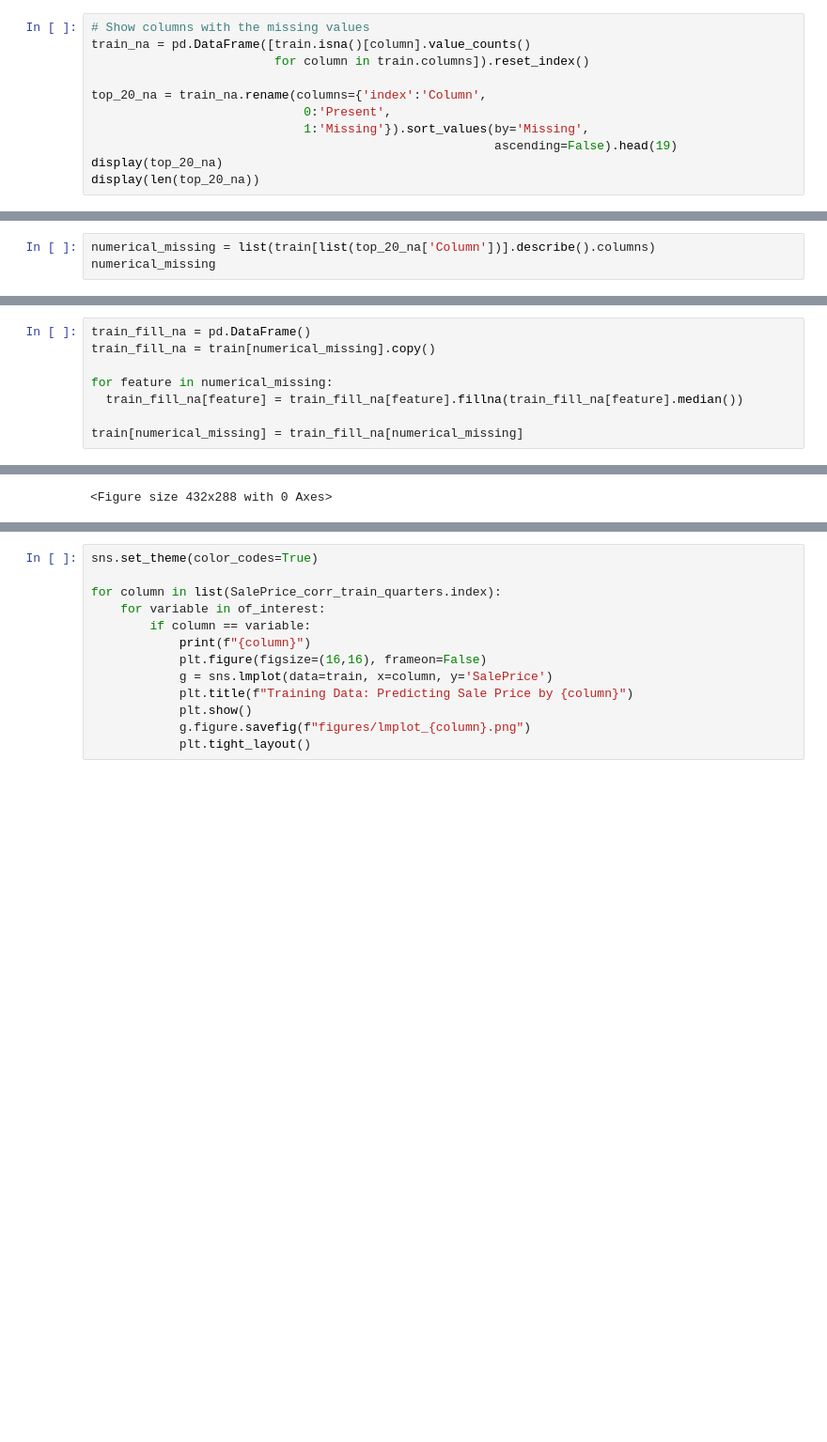
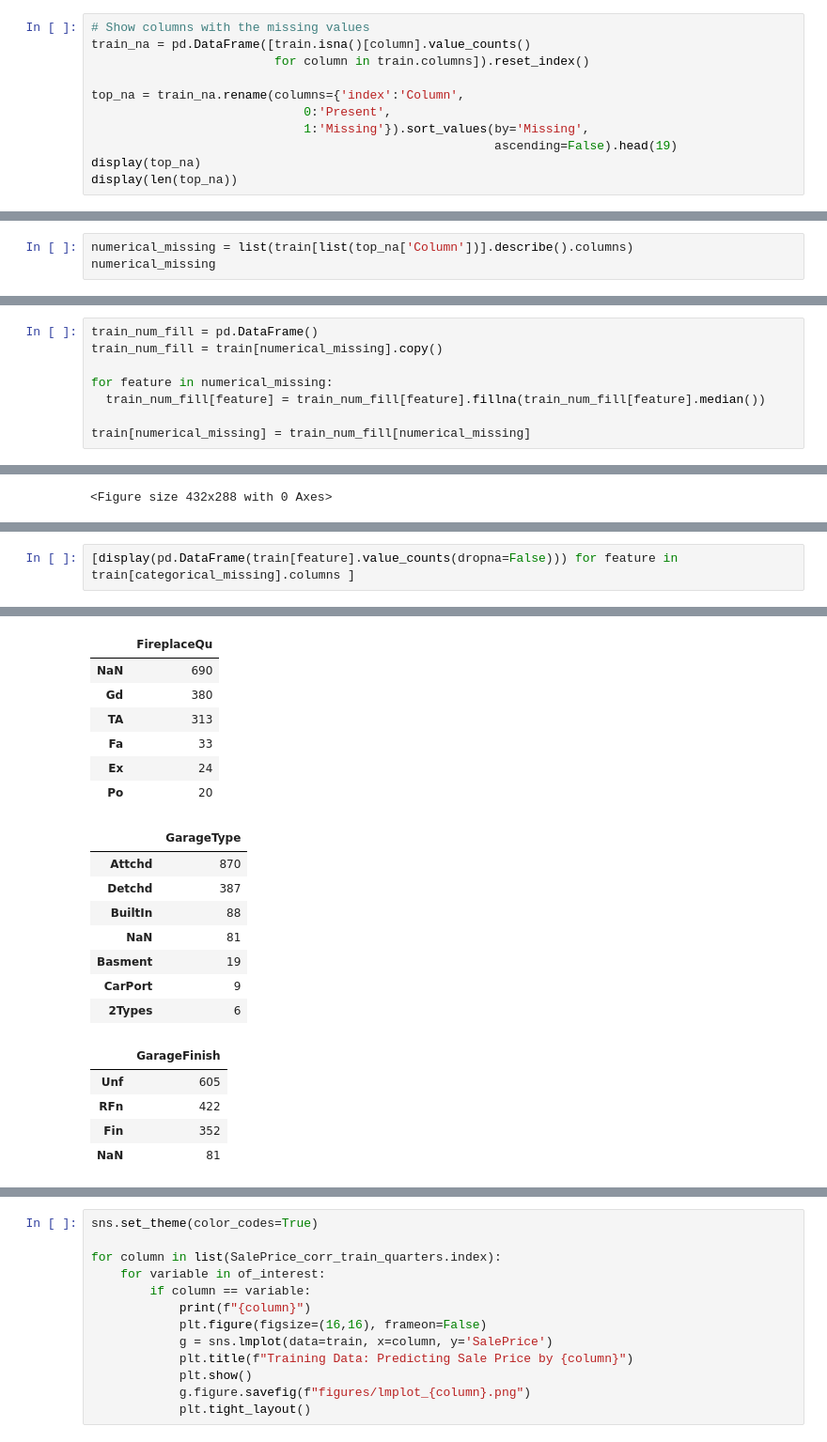
Before and after one commit to oimartin/Predicting_House_Prices, a Jupyter notebook: predicting_home_prices.ipynb, the cells around one changed output, grey strips where cells are left out. Shown at 94% size. Cells and saved outputs as stored; diff of their text form; blank space fills up the shorter version.

```diff
--- a/predicting_home_prices.ipynb
+++ b/predicting_home_prices.ipynb
@@ -16,12 +39,12 @@ test = pd.read_csv('test.csv')
 train_na = pd.DataFrame([train.isna()[column].value_counts()
                          for column in train.columns]).reset_index()
 
-top_20_na = train_na.rename(columns={'index':'Column',
+top_na = train_na.rename(columns={'index':'Column',
                              0:'Present',
                              1:'Missing'}).sort_values(by='Missing',
                                                        ascending=False).head(19)
-display(top_20_na)
-display(len(top_20_na))
+display(top_na)
+display(len(top_na))
 # %% [output]
 |  | Column | Present | Missing |
 | 72 | PoolQC | 7.0 | 1453.0 |
@@ -44,5 +88,5 @@ display(len(top_20_na))
 # %%
-numerical_missing = list(train[list(top_20_na['Column'])].describe().columns)
+numerical_missing = list(train[list(top_na['Column'])].describe().columns)
 numerical_missing
 # %% [output]
 ['LotFrontage', 'GarageYrBlt', 'MasVnrArea']
@@ -75,13 +119,13 @@ MasVnrArea
 [figure]
 <Figure size 432x288 with 0 Axes>
 # %%
-train_fill_na = pd.DataFrame()
-train_fill_na = train[numerical_missing].copy()
+train_num_fill = pd.DataFrame()
+train_num_fill = train[numerical_missing].copy()
 
 for feature in numerical_missing:
-  train_fill_na[feature] = train_fill_na[feature].fillna(train_fill_na[feature].median())
+  train_num_fill[feature] = train_num_fill[feature].fillna(train_num_fill[feature].median())
 
-train[numerical_missing] = train_fill_na[numerical_missing]
+train[numerical_missing] = train_num_fill[numerical_missing]
 # %%
 sns.set_theme(color_codes=True)
 
@@ -131,3 +175,6 @@ train[categorical_missing]
 | 1458 | NaN | NaN | NaN | NaN | NaN | Attchd | Unf | TA | TA | ... |
 | 1459 | NaN | NaN | NaN | NaN | NaN | Attchd | Fin | TA | TA | ... |
 1460 rows × 16 columns
+# %%
+[display(pd.DataFrame(train[feature].value_counts(dropna=False))) for feature in train[categorical_missing].columns ]
+# %% [output]
@@ -133,0 +202,20 @@ train[categorical_missing]
+|  | FireplaceQu |
+| NaN | 690 |
+| Gd | 380 |
+| TA | 313 |
+| Fa | 33 |
+| Ex | 24 |
+| Po | 20 |
+|  | GarageType |
+| Attchd | 870 |
+| Detchd | 387 |
+| BuiltIn | 88 |
+| NaN | 81 |
+| Basment | 19 |
+| CarPort | 9 |
+| 2Types | 6 |
+|  | GarageFinish |
+| Unf | 605 |
+| RFn | 422 |
+| Fin | 352 |
+| NaN | 81 |
```
Also changed, not shown: parts of 14 cells of this notebook.
